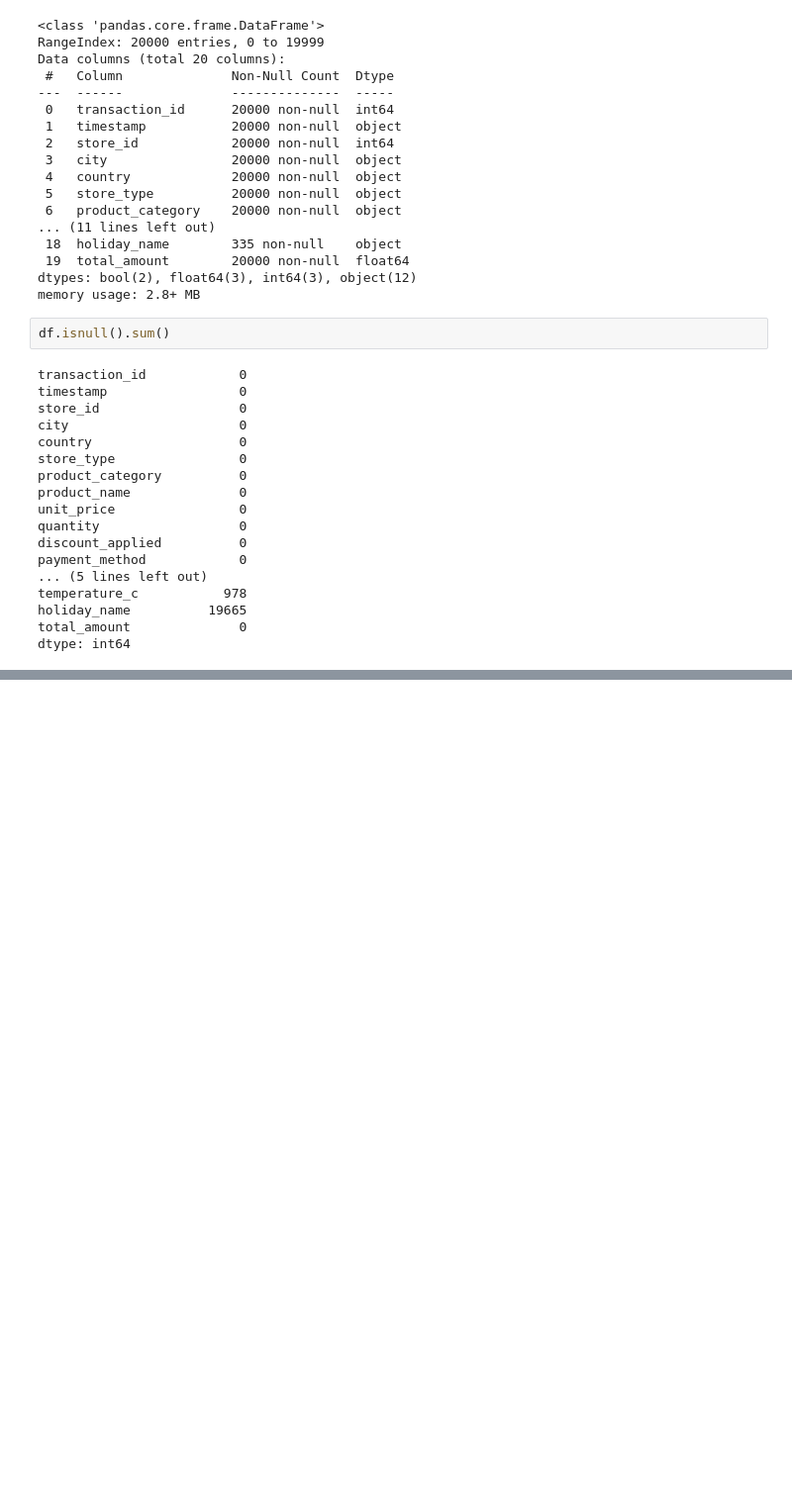
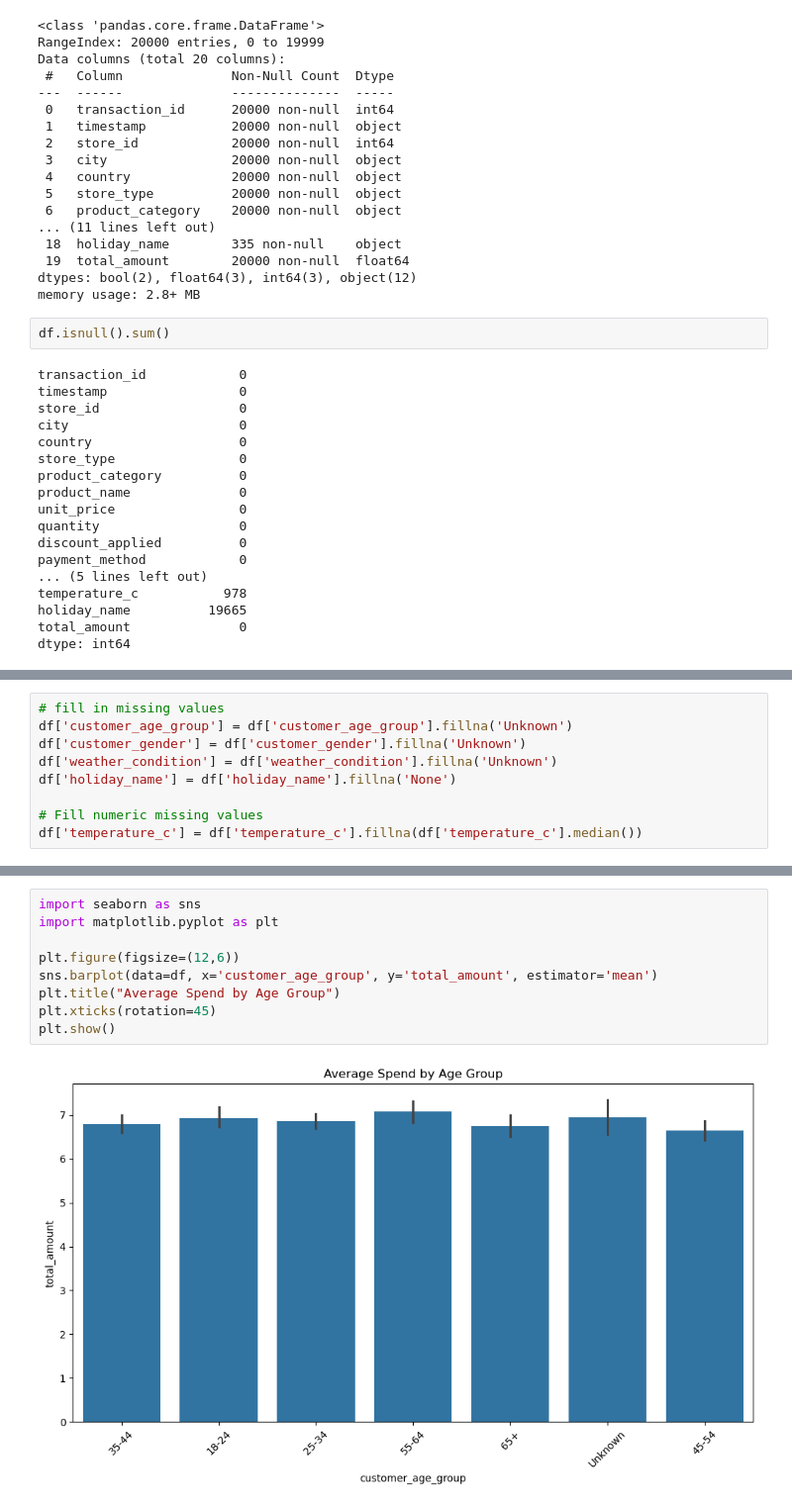
Before and after one commit to nikhilgarg614/ISDA140CoffeeSalesProject, a Jupyter notebook: FinalProjectISDA140_Gabriel-Nikill.ipynb, the cells around one changed output, grey strips where cells are left out. Shown at 99% size. Drawn from its saved outputs; the diff is of its cells as text; blank space fills up the shorter version.

```diff
--- a/FinalProjectISDA140_Gabriel-Nikill.ipynb
+++ b/FinalProjectISDA140_Gabriel-Nikill.ipynb
@@ -59,0 +69,9 @@ dtype: int64
+# %%
+# fill in missing values
+df['customer_age_group'] = df['customer_age_group'].fillna('Unknown')
+df['customer_gender'] = df['customer_gender'].fillna('Unknown')
+df['weather_condition'] = df['weather_condition'].fillna('Unknown')
+df['holiday_name'] = df['holiday_name'].fillna('None')
+
+# Fill numeric missing values
+df['temperature_c'] = df['temperature_c'].fillna(df['temperature_c'].median())
@@ -59,0 +88,11 @@ dtype: int64
+# %%
+import seaborn as sns
+import matplotlib.pyplot as plt
+
+plt.figure(figsize=(12,6))
+sns.barplot(data=df, x='customer_age_group', y='total_amount', estimator='mean')
+plt.title("Average Spend by Age Group")
+plt.xticks(rotation=45)
+plt.show()
+# %% [output]
+[figure, added]
```
Also changed, not shown: parts of 8 cells of this notebook.
